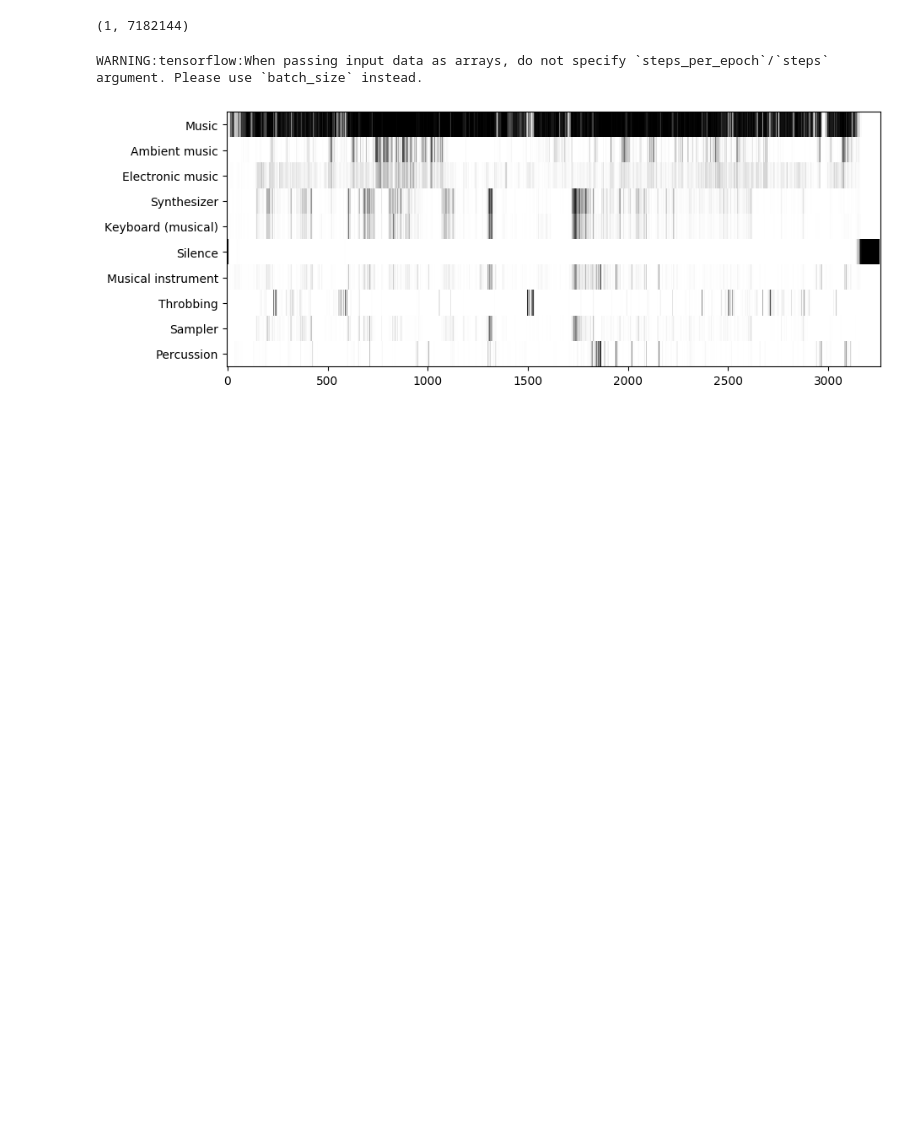
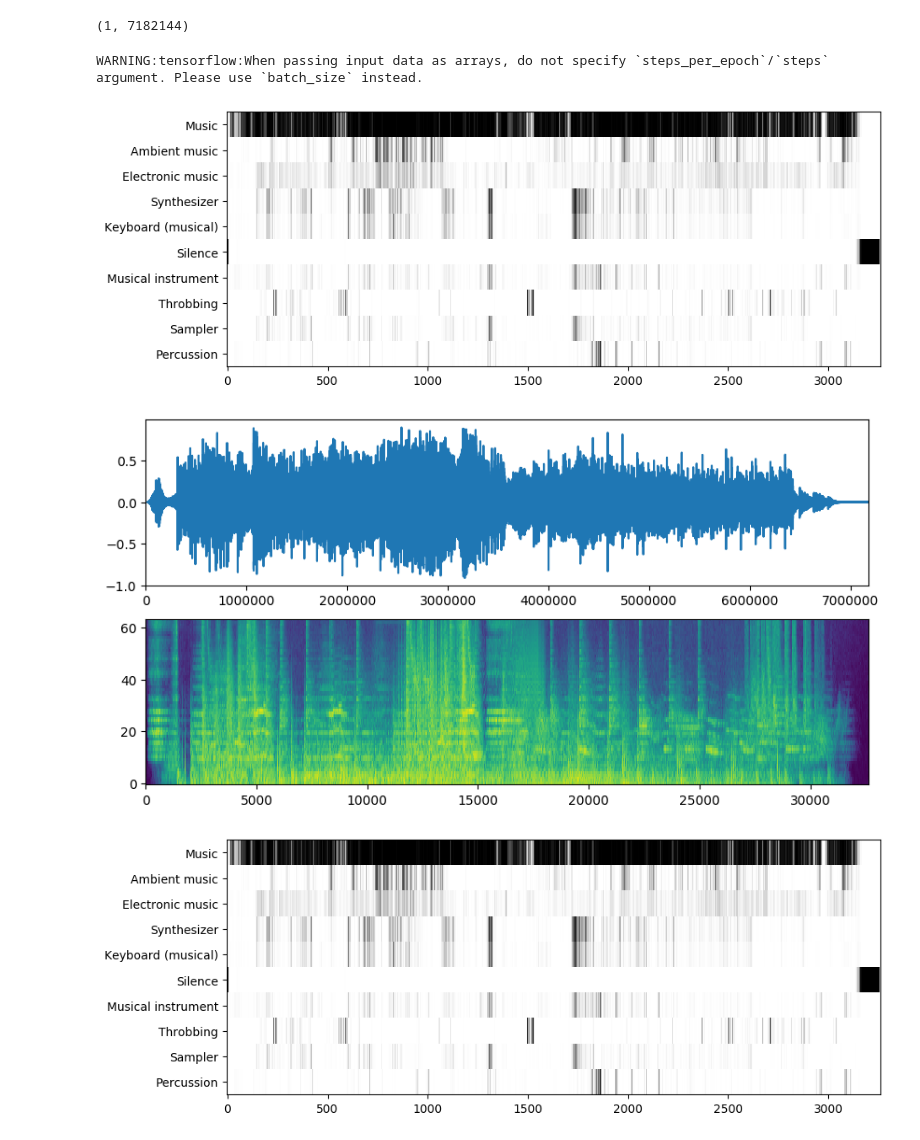
Before and after one commit to tang-ji/music-genre-classification, a Jupyter notebook: yamnet.ipynb, the cells around one changed output. Drawn from its saved outputs; the diff is of its cells as text; code cells hidden in the pictures; blank space fills up the shorter version.

```diff
--- a/yamnet.ipynb
+++ b/yamnet.ipynb
@@ -27,3 +37,8 @@ ipd.Audio(wav_data.T, rate=sr)
 draw_prediction(model.class_names, scores)
 # %% [output]
 [figure]
+# %%
+draw_result(wav_data, model.class_names, scores, spectrogram)
+# %% [output]
+[figure, added]
+[figure, added]
```
Also changed, not shown: parts of 2 cells of this notebook, 4 other files.
